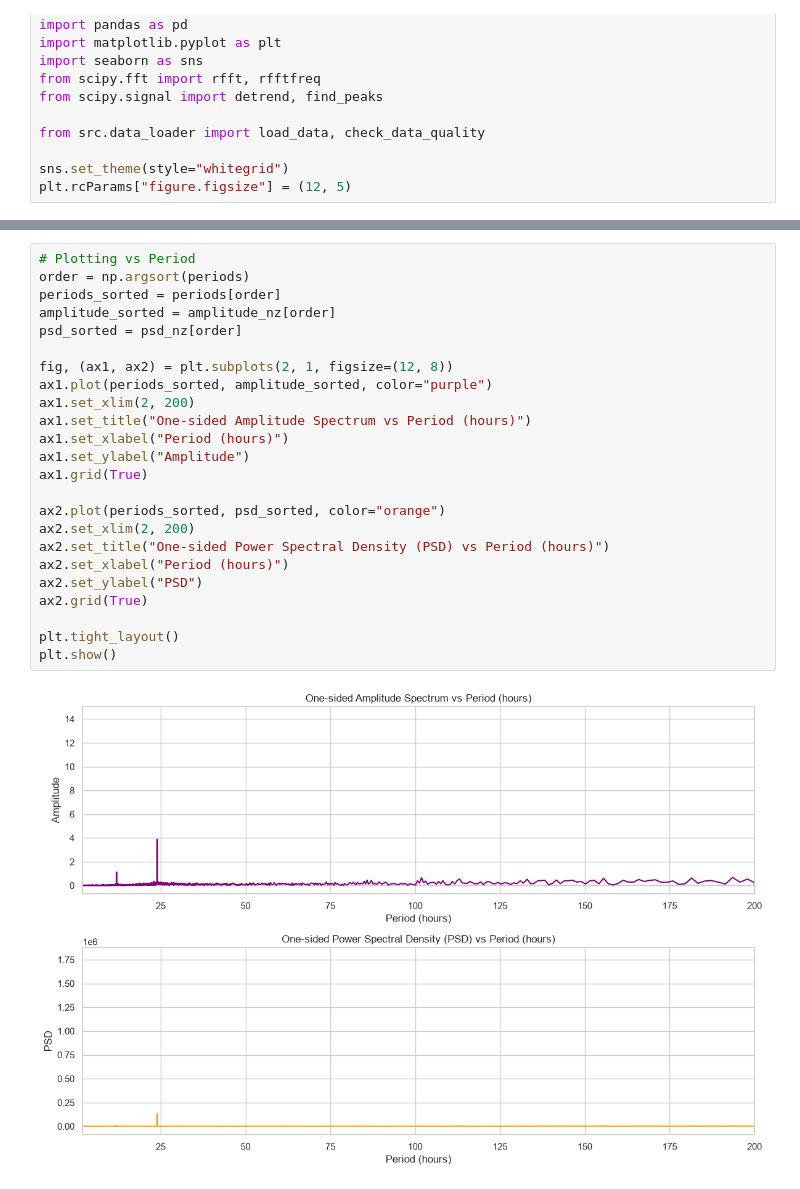
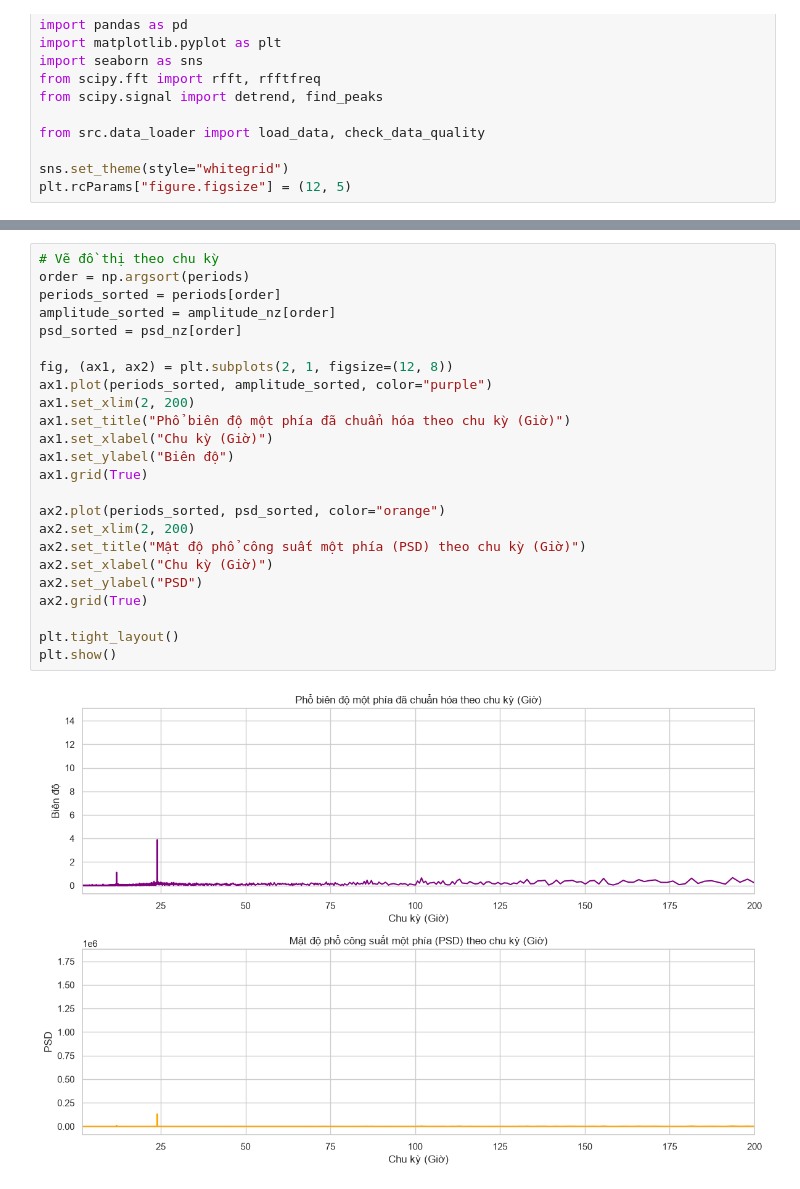
Before and after one commit to kietminh04/time-series-group-04, a Jupyter notebook: notebooks/01_data_exploration.ipynb, the cells around one changed output, grey strips where cells are left out. Drawn from its saved outputs; the diff is of its cells as text.

```diff
--- a/notebooks/01_data_exploration.ipynb
+++ b/notebooks/01_data_exploration.ipynb
@@ -150,26 +150,26 @@ Top 5 Dominant Periods (in hours):
 # %%
-# Plotting vs Period
+# Vẽ đồ thị theo chu kỳ
 order = np.argsort(periods)
 periods_sorted = periods[order]
 amplitude_sorted = amplitude_nz[order]
 psd_sorted = psd_nz[order]
 
 fig, (ax1, ax2) = plt.subplots(2, 1, figsize=(12, 8))
 ax1.plot(periods_sorted, amplitude_sorted, color="purple")
 ax1.set_xlim(2, 200)
-ax1.set_title("One-sided Amplitude Spectrum vs Period (hours)")
-ax1.set_xlabel("Period (hours)")
-ax1.set_ylabel("Amplitude")
+ax1.set_title("Phổ biên độ một phía đã chuẩn hóa theo chu kỳ (Giờ)")
+ax1.set_xlabel("Chu kỳ (Giờ)")
+ax1.set_ylabel("Biên độ")
 ax1.grid(True)
 
 ax2.plot(periods_sorted, psd_sorted, color="orange")
 ax2.set_xlim(2, 200)
-ax2.set_title("One-sided Power Spectral Density (PSD) vs Period (hours)")
-ax2.set_xlabel("Period (hours)")
+ax2.set_title("Mật độ phổ công suất một phía (PSD) theo chu kỳ (Giờ)")
+ax2.set_xlabel("Chu kỳ (Giờ)")
 ax2.set_ylabel("PSD")
 ax2.grid(True)
 
 plt.tight_layout()
 plt.show()
 # %% [output]
-[figure, old version]
+[figure, new version]
```
Also changed, not shown: parts of 23 cells of this notebook, 7 other files.
